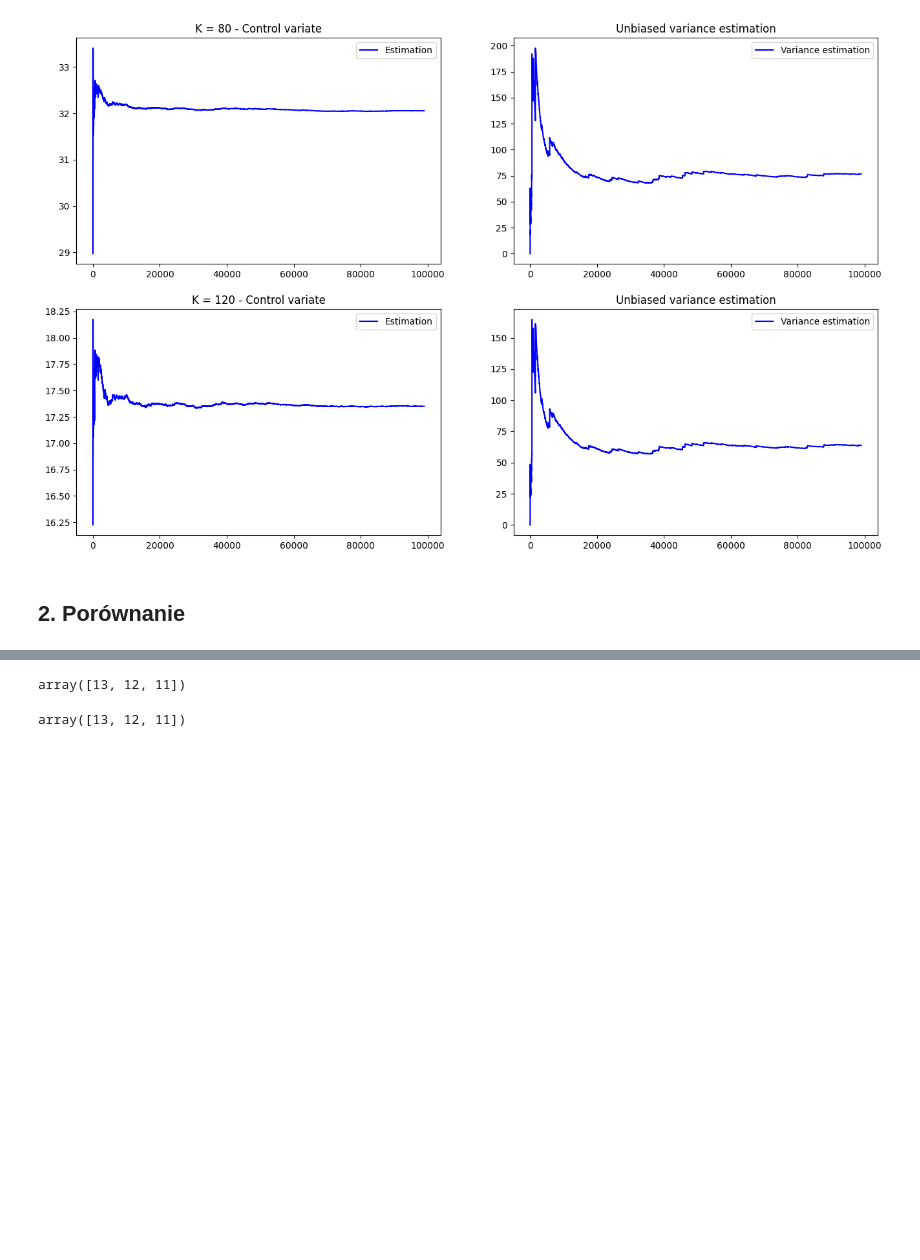
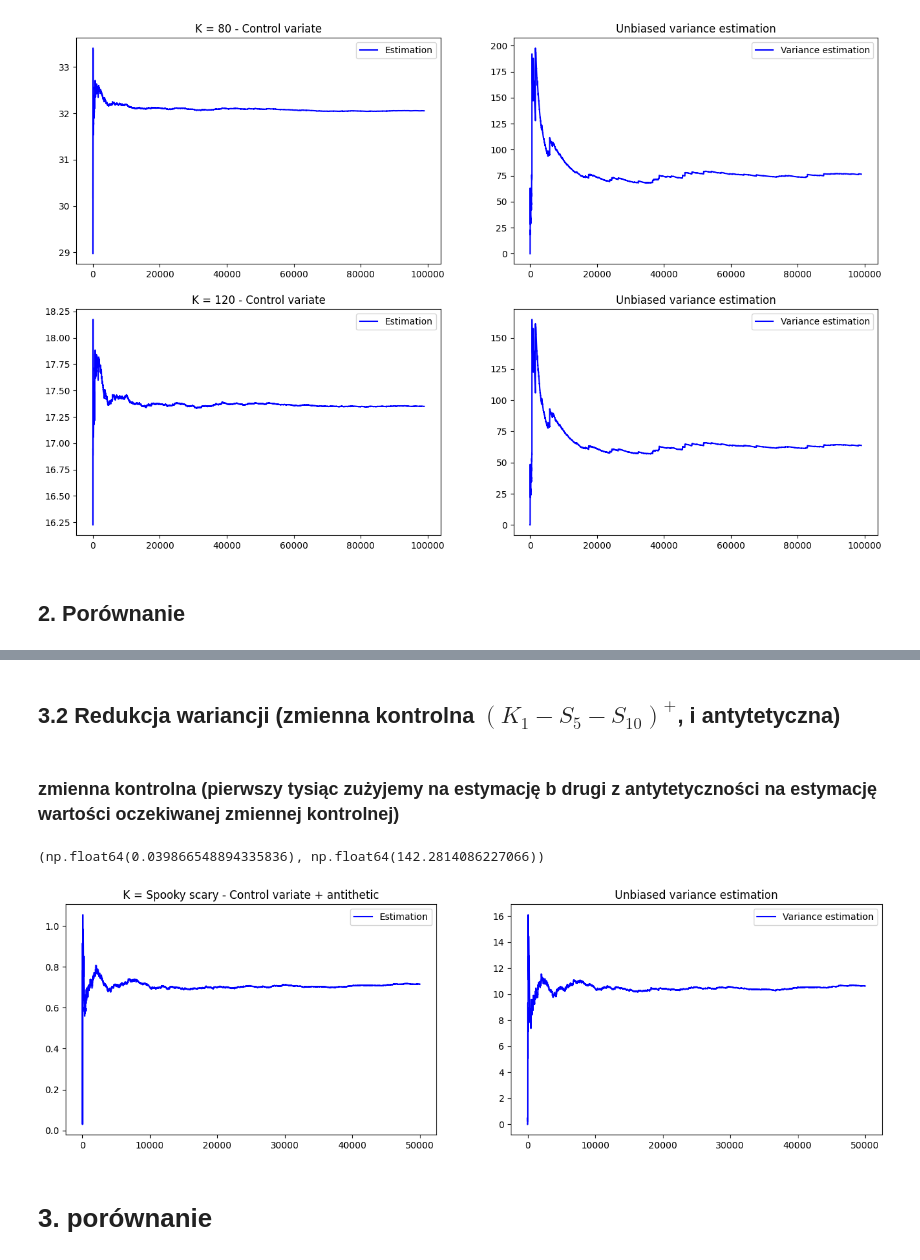
Before and after one commit to AntoniKingston/WdMF, a Jupyter notebook: Lab6/lab6.ipynb, the cells around one changed output, grey strips where cells are left out. Cells and saved outputs as stored; diff of their text form; code cells hidden in the pictures; blank space fills up the shorter version.

```diff
--- a/Lab6/lab6.ipynb
+++ b/Lab6/lab6.ipynb
@@ -589,0 +642,2 @@ array([[ 1., -1.],
+# %% [markdown]
+## 3.2 Redukcja wariancji (zmienna kontrolna $(K_1 - S_5 - S_{10})^+$, i antytetyczna)
@@ -590,8 +675,53 @@ array([[ 1., -1.],
 # %%
-y
+def calculate_control_variate(trajectory, T, K1, N, subtraction_times):
+    payoff = K1
+    idxs_per_sec = N / T
+    for time in subtraction_times:
+        payoff -= trajectory[int(time*idxs_per_sec)]
+    return max(0, payoff)
-# %% [output]
-array([13, 12, 11])
+# %% [markdown]
+### zmienna kontrolna (pierwszy tysiąc zużyjemy na estymację b drugi z antytetyczności na estymację wartości oczekiwanej zmiennej kontrolnej)
 # %%
-y.transpose()
+#estymacja b na próbce 1000
+n_samples_small = 1000
+trajectories_small, trajectories_small_anti = generate_bs_trajectories_with_anithetic(S_0, r, sg, T, N, n_samples_small)
+
+
+spooky_scary_payoffs_small = np.apply_along_axis(lambda trajectory: price_spooky_scary_call(trajectory, T, K1, K2, n_tot_moments, n_check_moments, N, subtraction_times), axis = 0, arr = trajectories_small)
+spooky_scary_small_mean = np.mean(spooky_scary_payoffs_small)
+
+times = [5, 10]
+control_variate_small = np.apply_along_axis(lambda trajectory: calculate_control_variate(trajectory, T, K1, N, times), axis = 0, arr = trajectories_small)
+control_variate_small_mean = np.mean(control_variate_small)
+
+control_variate_small_anti = np.apply_along_axis(lambda trajectory: calculate_control_variate(trajectory, T, K1, N, times), axis = 0, arr = trajectories_small_anti)
+tau = np.mean(control_variate_small_anti)
+
+denominator = np.var(control_variate_small)
+numerator = np.mean(control_variate_small*spooky_scary_payoffs_small)
+
+b = numerator / denominator
+b, tau
+# 0.04 może d nie urywa ale coś zawsze
 # %% [output]
-array([13, 12, 11])
+(np.float64(0.039866548894335836), np.float64(142.2814086227066))
+# %%
+spooky_scary_payoffs_plus = np.apply_along_axis(lambda trajectory: price_spooky_scary_call(trajectory, T, K1, K2, n_tot_moments, n_check_moments, N, subtraction_times), axis = 0, arr = trajectories)
+spooky_scary_payoffs_minus = np.apply_along_axis(lambda trajectory: price_spooky_scary_call(trajectory, T, K1, K2, n_tot_moments, n_check_moments, N, subtraction_times), axis = 0, arr = trajectories_anti)
+
+control_variate_plus = np.apply_along_axis(lambda trajectory: calculate_control_variate(trajectory, T, K1, N, times), axis = 0, arr = trajectories)
+control_variate_minus = np.apply_along_axis(lambda trajectory: calculate_control_variate(trajectory, T, K1, N, times), axis = 0, arr = trajectories_anti)
+
+control_variate_values_plus  = spooky_scary_payoffs_plus + (tau - control_variate_plus) * b
+control_variate_values_minus  = spooky_scary_payoffs_minus + (tau - control_variate_minus) * b
+
+control_variate_values_merged = discount * (control_variate_values_plus + control_variate_values_minus) / 2
+mean_maker = np.arange(1, n_samples + 1)
+control_variate_antithetic_estimates = np.cumsum(control_variate_values_merged) / mean_maker
+control_variate_antithetic_variances = calculate_cumulative_variance(control_variate_values_merged)
+# %%
+visualize_method_single_parameters(None, control_variate_antithetic_estimates, control_variate_antithetic_variances, "Spooky scary", "Control variate + antithetic")
+# %% [output]
+[figure, added]
+# %% [markdown]
+# 3. porównanie
```
Also changed, not shown: parts of 22 cells of this notebook.
